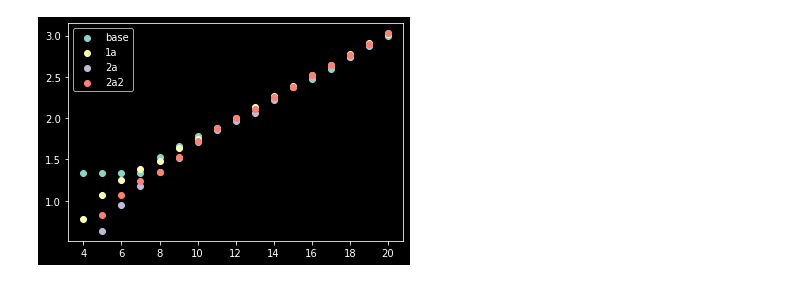
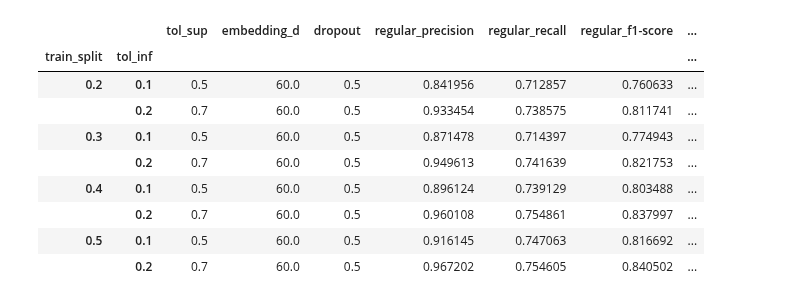
Before and after one commit to rjmalves/gnn-contingency-analysis, a Jupyter notebook: testes.ipynb, the cells around one changed output. Drawn from its saved outputs; the diff is of its cells as text; code cells hidden in the pictures.

Commit message:
Updating results

```diff
--- a/testes.ipynb
+++ b/testes.ipynb
@@ -75,11 +33,17 @@ plt.show()
-# %%
-n_2a2, deltas_2a2 = compara_delta_cfb_ciclos(5, 20, [(1, 3), (2, 4)])
-fig, ax = plt.subplots()
-ax.scatter(n_base, deltas_base, label="base")
-ax.scatter(n_1a, deltas_1a, label="1a")
-ax.scatter(n_2a, deltas_2a, label="2a")
-ax.scatter(n_2a2, deltas_2a2, label="2a2")
-ax.legend()
-plt.show()
-# %% [output]
-[figure, removed]
+# %%
+df_arch1 = pd.read_csv("result_k1_ieee57_lr01_2class_arch1.csv", index_col=0)
+df_arch2 = pd.read_csv("result_k1_ieee57_lr01_2class_arch2.csv", index_col=0)
+df_arch3 = pd.read_csv("result_k1_ieee57_lr01_2class_arch3.csv", index_col=0)
+# %%
+df_arch1.groupby(["train_split", "tol_inf"]).mean()
+# %% [output]
+|  |  | tol_sup | embedding_d | dropout | regular_precision | regular_recall | regular_f1-score | ... |
+| train_split | tol_inf |  |  |  |  |  |  | ... |
+| 0.2 | 0.1 | 0.5 | 60.0 | 0.5 | 0.841956 | 0.712857 | 0.760633 | ... |
+|  | 0.2 | 0.7 | 60.0 | 0.5 | 0.933454 | 0.738575 | 0.811741 | ... |
+| 0.3 | 0.1 | 0.5 | 60.0 | 0.5 | 0.871478 | 0.714397 | 0.774943 | ... |
+|  | 0.2 | 0.7 | 60.0 | 0.5 | 0.949613 | 0.741639 | 0.821753 | ... |
+| 0.4 | 0.1 | 0.5 | 60.0 | 0.5 | 0.896124 | 0.739129 | 0.803488 | ... |
+|  | 0.2 | 0.7 | 60.0 | 0.5 | 0.960108 | 0.754861 | 0.837997 | ... |
+| 0.5 | 0.1 | 0.5 | 60.0 | 0.5 | 0.916145 | 0.747063 | 0.816692 | ... |
+|  | 0.2 | 0.7 | 60.0 | 0.5 | 0.967202 | 0.754605 | 0.840502 | ... |
```
Also changed, not shown: parts of 6 cells of this notebook, 17 other files.
